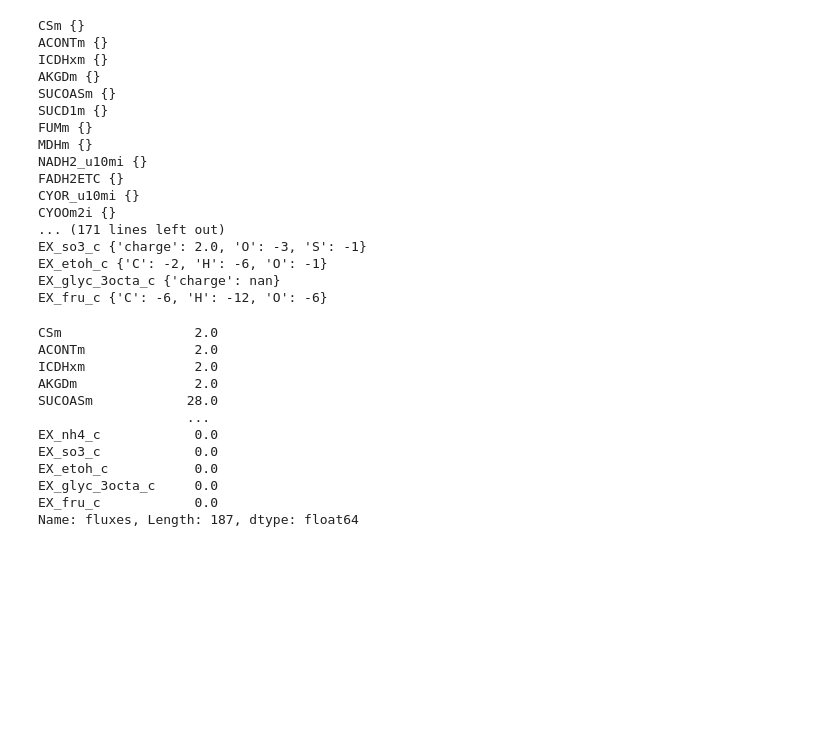
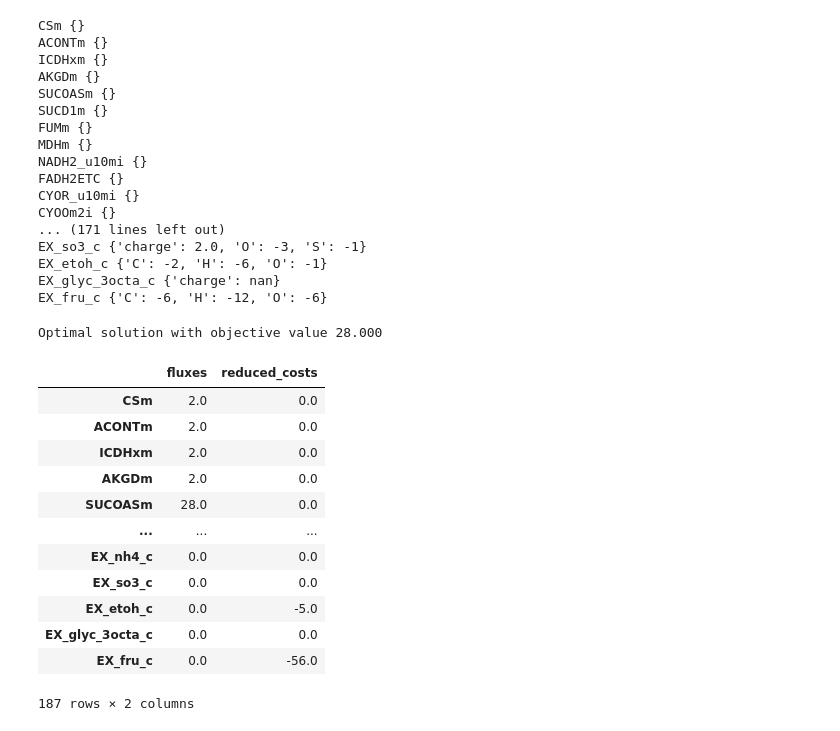
Before and after one commit to Sicily-maker/LiverModel, a Jupyter notebook: 0.0.1_big_core_model_FBA.ipynb, the cells around one changed output. Cells and saved outputs as stored; diff of their text form; code cells hidden in the pictures; blank space fills up the shorter version.

```diff
--- a/0.0.1_big_core_model_FBA.ipynb
+++ b/0.0.1_big_core_model_FBA.ipynb
@@ -143,23 +152,25 @@ EX_fru_c {'C': -6, 'H': -12, 'O': -6}
 # %%
 trial.objective = 'ATPS4mi'
 flux= trial.optimize()
-flux.fluxes
+flux
 # df= flux.to_frame()
 # df.loc["EX_glc__D_c"]
 # flux.loc["EX_glc__D_c"]
 # %% [output]
-CSm                 2.0
-ACONTm              2.0
-ICDHxm              2.0
-AKGDm               2.0
-SUCOASm            28.0
-                   ...
-EX_nh4_c            0.0
-EX_so3_c            0.0
-EX_etoh_c           0.0
-EX_glyc_3octa_c     0.0
-EX_fru_c            0.0
-Name: fluxes, Length: 187, dtype: float64
+Optimal solution with objective value 28.000
+|  | fluxes | reduced_costs |
+| CSm | 2.0 | 0.0 |
+| ACONTm | 2.0 | 0.0 |
+| ICDHxm | 2.0 | 0.0 |
+| AKGDm | 2.0 | 0.0 |
+| SUCOASm | 28.0 | 0.0 |
+| ... | ... | ... |
+| EX_nh4_c | 0.0 | 0.0 |
+| EX_so3_c | 0.0 | 0.0 |
+| EX_etoh_c | 0.0 | -5.0 |
+| EX_glyc_3octa_c | 0.0 | 0.0 |
+| EX_fru_c | 0.0 | -56.0 |
+187 rows × 2 columns
 # %%
 # trial.reactions.EX_glc__D_c.upper_bound = 57 # μmol substrate /gww.hep/min
 #             # https://link.springer.com/article/10.1007/s10439-006-9217-2/tables/2
```
Also changed, not shown: parts of 15 cells of this notebook, 1 other file.
